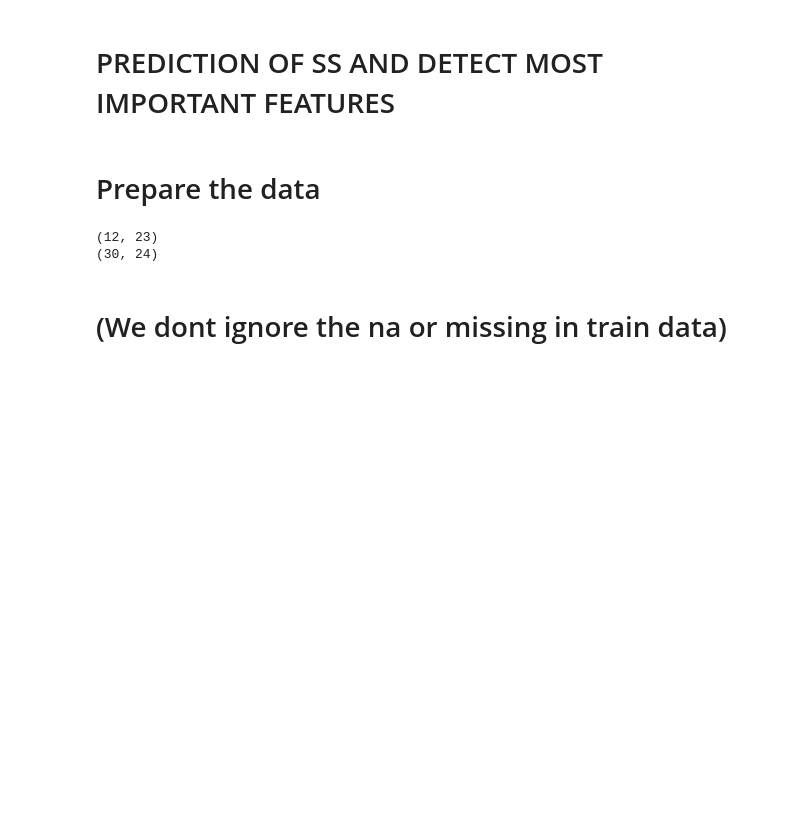
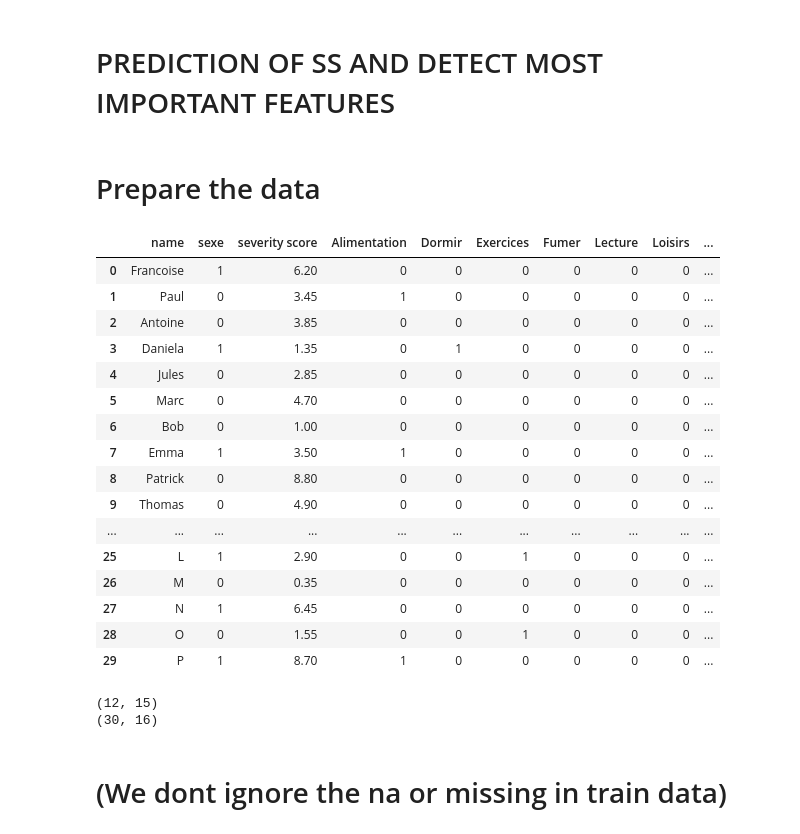
Before and after one commit to jules20022000/Notebook-Atreon, a Jupyter notebook: Best features and predictions.ipynb, the cells around one changed output. Saved outputs shown, nothing was run; the diff lists cells and outputs as text; code cells hidden in the pictures; blank space fills up the shorter version.

```diff
--- a/Best features and predictions.ipynb
+++ b/Best features and predictions.ipynb
@@ -10,43 +10,68 @@ import matplotlib.pyplot as plt
 import matplotlib
 import seaborn as sns
 import re
 import scipy
 
 import warnings
 warnings.filterwarnings('ignore')
 
 # Create train data with one hot encoding for MLL
 severity_train = pd.read_csv("train_handmade.csv", sep=';')
 mll_train = pd.get_dummies(severity_train["MLL"])
 severity_train = pd.concat([severity_train, mll_train], axis=1)
 
 # Create test data with one hot encoding for MLL
 severity_test = pd.read_csv("test_handmade.csv", sep=';')
 mll_test = pd.get_dummies(severity_test["MLL"])
 severity_test = pd.concat([severity_test, mll_test], axis=1)
 
 # Drop the MLL column that is useless now
-severity_train = severity_train.drop(columns="MLL", axis=1)
-severity_test = severity_test.drop(columns="MLL", axis=1)
+severity_train = severity_train.drop(columns=["MLL", "fatigue", "breathing problem",
+                                             "concentration", "general health", "ease of activity",
+                                             "overall pain", "sleep quality", "age"], axis=1)
+severity_test = severity_test.drop(columns=["MLL", "fatigue", "breathing problem",
+                                           "concentration", "general health", "ease of activity",
+                                           "overall pain", "sleep quality", "age"], axis=1)
 
 # get same columns for train and test data
 missing_cols = set(severity_train.columns) - set(severity_test.columns)
 
 for c in missing_cols:
     severity_test[c] = 0
 # Ensure the order of column in the test set is in the same order than in train set
 severity_test = severity_test[severity_train.columns]
 
 # don t forget to drop the SS columns which was added because present in the train but not in the test
 severity_test = severity_test.drop("severity score", axis=1)
+
+severity_test
+severity_train
+# %% [output]
+|  | name | sexe | severity score | Alimentation | Dormir | Exercices | Fumer | Lecture | Loisirs | ... |
+| 0 | Francoise | 1 | 6.20 | 0 | 0 | 0 | 0 | 0 | 0 | ... |
+| 1 | Paul | 0 | 3.45 | 1 | 0 | 0 | 0 | 0 | 0 | ... |
+| 2 | Antoine | 0 | 3.85 | 0 | 0 | 0 | 0 | 0 | 0 | ... |
+| 3 | Daniela | 1 | 1.35 | 0 | 1 | 0 | 0 | 0 | 0 | ... |
+| 4 | Jules | 0 | 2.85 | 0 | 0 | 0 | 0 | 0 | 0 | ... |
+| 5 | Marc | 0 | 4.70 | 0 | 0 | 0 | 0 | 0 | 0 | ... |
+| 6 | Bob | 0 | 1.00 | 0 | 0 | 0 | 0 | 0 | 0 | ... |
+| 7 | Emma | 1 | 3.50 | 1 | 0 | 0 | 0 | 0 | 0 | ... |
+| 8 | Patrick | 0 | 8.80 | 0 | 0 | 0 | 0 | 0 | 0 | ... |
+| 9 | Thomas | 0 | 4.90 | 0 | 0 | 0 | 0 | 0 | 0 | ... |
+| ... | ... | ... | ... | ... | ... | ... | ... | ... | ... | ... |
+| 25 | L | 1 | 2.90 | 0 | 0 | 1 | 0 | 0 | 0 | ... |
+| 26 | M | 0 | 0.35 | 0 | 0 | 0 | 0 | 0 | 0 | ... |
+| 27 | N | 1 | 6.45 | 0 | 0 | 0 | 0 | 0 | 0 | ... |
+| 28 | O | 0 | 1.55 | 0 | 0 | 1 | 0 | 0 | 0 | ... |
+| 29 | P | 1 | 8.70 | 1 | 0 | 0 | 0 | 0 | 0 | ... |
 # %%
 trainSize = severity_train.shape[0]
 #severity_train["severity score"] = severity_train["severity score"].apply(np.log)
 print(severity_test.shape)
 print(severity_train.shape)
 # %% [output]
-(12, 23)
-(30, 24)
+(12, 15)
+(30, 16)
 # %%
 train_names = severity_train["name"]
 test_names = severity_test["name"]
```
Also changed, not shown: parts of 18 cells of this notebook, 1 other file.
